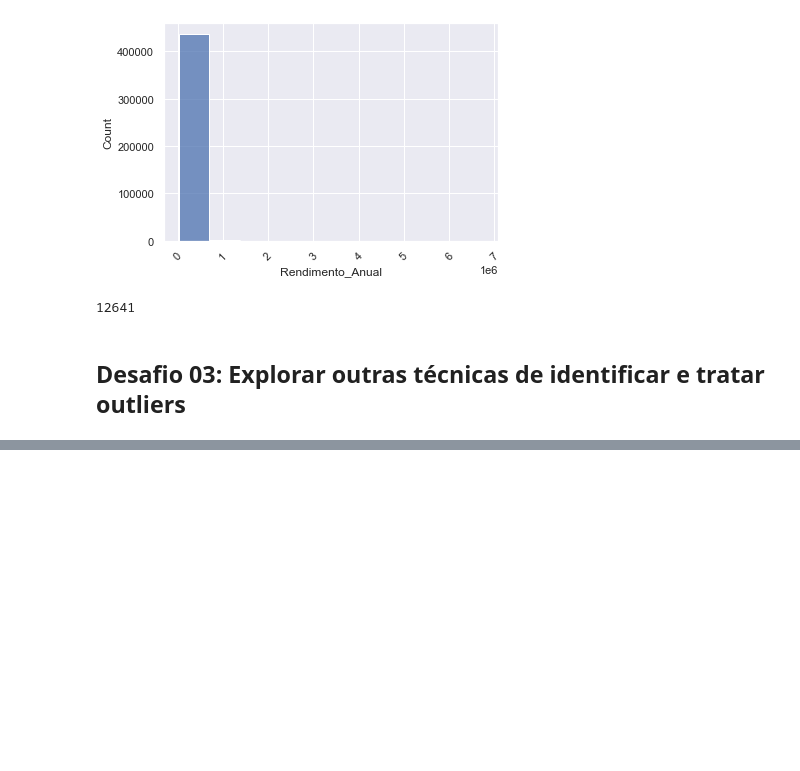
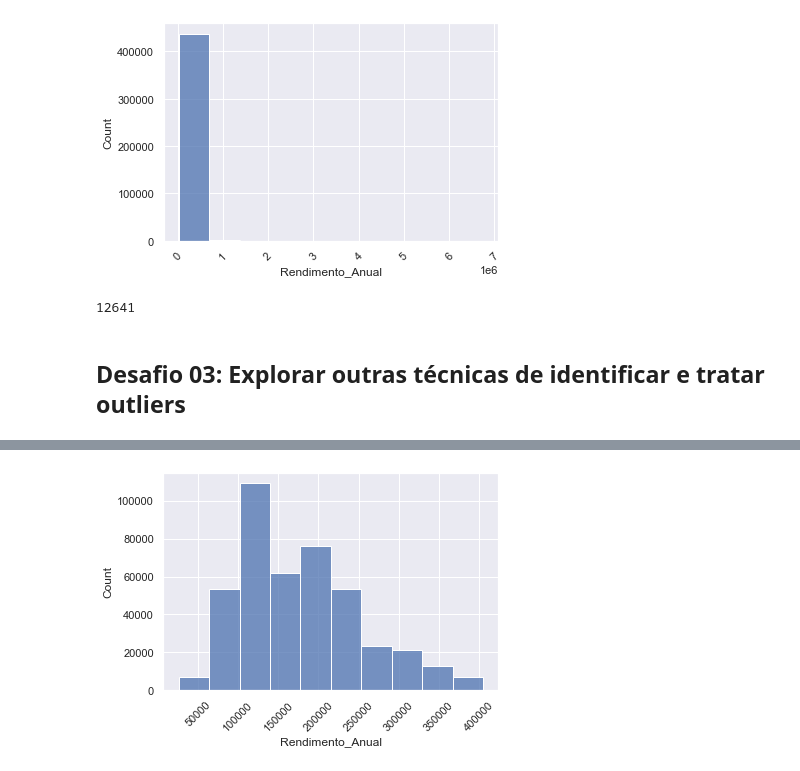
Before and after one commit to cmattosr/bootcampDS_mod06, a Jupyter notebook: Modulo06.ipynb, the cells around one changed output, grey strips where cells are left out. Cells and saved outputs as stored; diff of their text form; code cells hidden in the pictures; blank space fills up the shorter version.

Commit message:
outliers

```diff
--- a/Modulo06.ipynb
+++ b/Modulo06.ipynb
@@ -205,0 +222,7 @@ df_clientes_cadastrados_sem_outliers = df_clientes_cadastrados_unicos.drop(index
+# %%
+#verificar a distribuição dos Rendimentos Anuais no novo dataframe, sem outliers
+sns.histplot(data=df_clientes_cadastrados_sem_outliers, x="Rendimento_Anual", bins=10)
+plt.xticks(rotation=45)
+plt.show()
+# %% [output]
+[figure, added]
```
Also changed, not shown: parts of 2 cells of this notebook.
